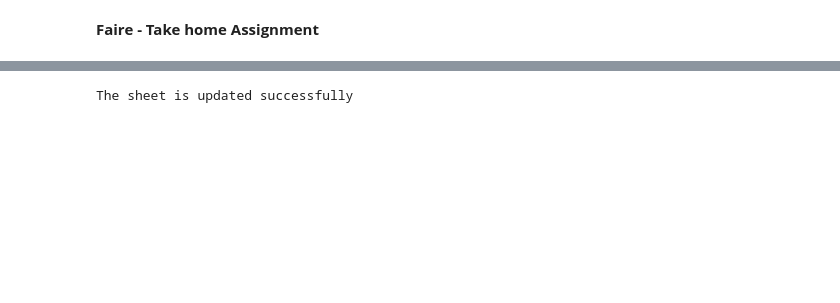
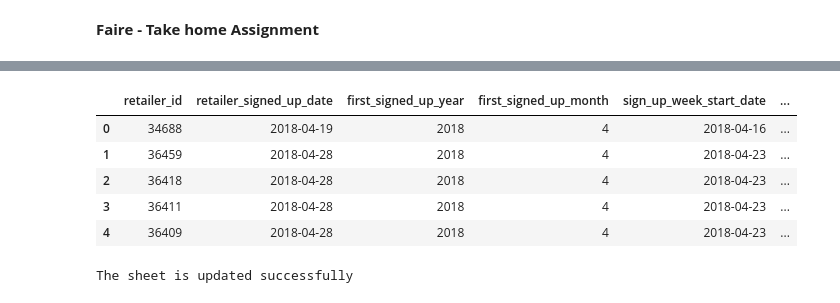
Before and after one commit to chaitanya12192/Analytics, a Jupyter notebook: Faire_Take_Home_Assignment.ipynb, the cells around one changed output, grey strips where cells are left out. Saved outputs shown, nothing was run; the diff lists cells and outputs as text; code cells hidden in the pictures; blank space fills up the shorter version.

```diff
--- a/Faire_Take_Home_Assignment.ipynb
+++ b/Faire_Take_Home_Assignment.ipynb
@@ -70,2 +147,33 @@ dtype: object
+# %%
+# Query 1
+Query = """
+Select a.retailer_id
+, cast(a.retailer_signed_up_at as date) as retailer_signed_up_date
+, extract(year from cast(a.retailer_signed_up_at as timestamp)) as first_signed_up_year
+, extract(month from cast(a.retailer_signed_up_at as timestamp)) as first_signed_up_month
+,  date_add(cast(a.retailer_signed_up_at as date), interval if(extract(dayofweek from cast(a.retailer_signed_up_at as datetime))=1, -6 , -extract(dayofweek from cast(a.retailer_signed_up_at as datetime))+2) DAY) as sign_up_week_start_date
+
+, extract(year from cast(a.retailer_placed_first_confirmed_order_at as timestamp)) as first_confired_order_year
+, extract(month from cast(a.retailer_placed_first_confirmed_order_at as timestamp)) as first_confired_order_month
+,  date_add(cast(a.retailer_placed_first_confirmed_order_at as date), interval if(extract(dayofweek from cast(a.retailer_placed_first_confirmed_order_at as datetime))=1, -6 , -extract(dayofweek from cast(a.retailer_placed_first_confirmed_order_at as datetime))+2) DAY) as confirmation_week_start_date
+
+, date_diff( cast(a.retailer_placed_first_confirmed_order_at as date), cast(a.retailer_signed_up_at as date), day) as days_to_first_confirm_order_from_signup
+from `analytics-projects-dec-2019.Faire.faire_dataset` a
+where 1=1
+and extract(year from cast(a.retailer_placed_first_confirmed_order_at as timestamp)) IN ( 2018,2019)
+group by 1,2,3,4,5,6,7,8,9
+order by 6,7,8
+"""
+# %%
+query_job = bigquery_client.query(Query)
+df = query_job.to_dataframe()
+df.head()
+# %% [output]
+|  | retailer_id | retailer_signed_up_date | first_signed_up_year | first_signed_up_month | sign_up_week_start_date | ... |
+| 0 | 34688 | 2018-04-19 | 2018 | 4 | 2018-04-16 | ... |
+| 1 | 36459 | 2018-04-28 | 2018 | 4 | 2018-04-23 | ... |
+| 2 | 36418 | 2018-04-28 | 2018 | 4 | 2018-04-23 | ... |
+| 3 | 36411 | 2018-04-28 | 2018 | 4 | 2018-04-23 | ... |
+| 4 | 36409 | 2018-04-28 | 2018 | 4 | 2018-04-23 | ... |
 # %%
 # Setting the sheet name and the start cell where the upload data begins
```
Also changed, not shown: parts of 18 cells of this notebook.
